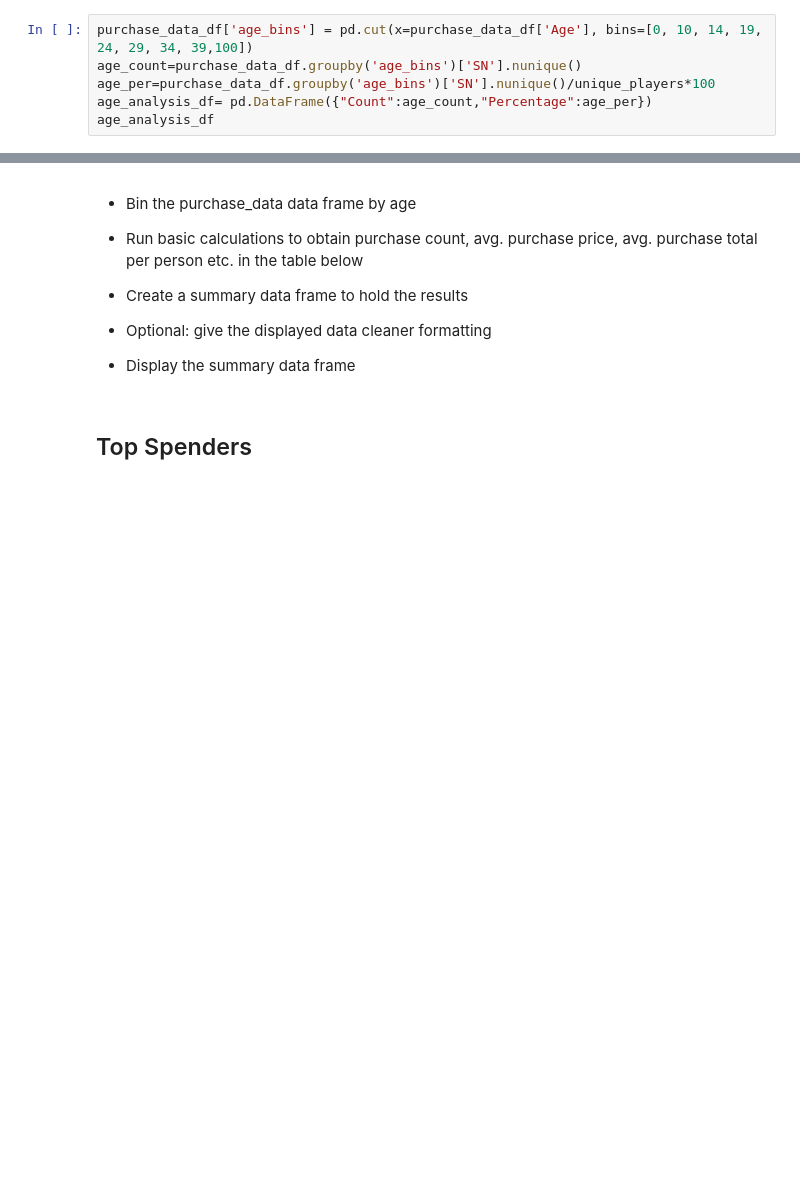
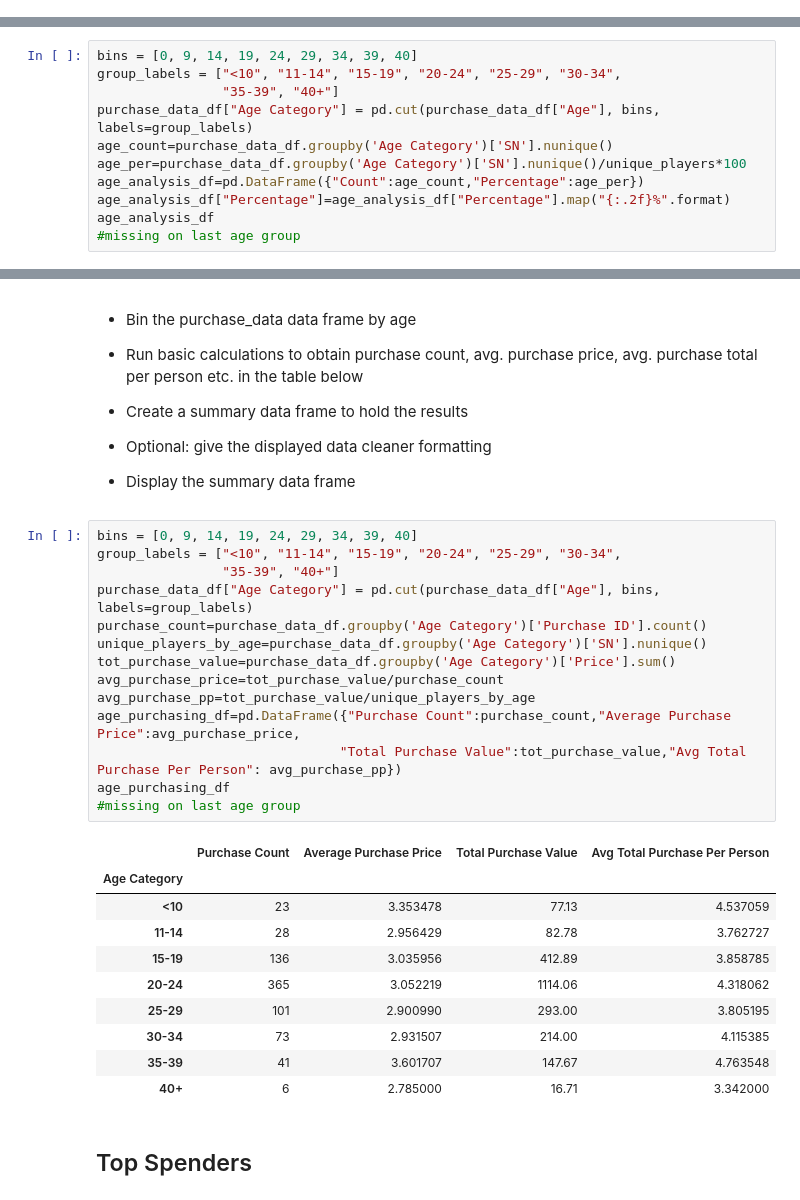
Before and after one commit to Sjenn257/pandas-challenge, a Jupyter notebook: HeroesOfPymoli/HeroesOfPymoli_starter.ipynb, the cells around one changed output, grey strips where cells are left out. Drawn from its saved outputs; the diff is of its cells as text; blank space fills up the shorter version.

Commit message:
just formatting left

```diff
--- a/HeroesOfPymoli/HeroesOfPymoli_starter.ipynb
+++ b/HeroesOfPymoli/HeroesOfPymoli_starter.ipynb
@@ -116,8 +117,2 @@ gender_analysis
 # %% [markdown]
 ## Age Demographics
-# %%
-purchase_data_df['age_bins'] = pd.cut(x=purchase_data_df['Age'], bins=[0, 10, 14, 19, 24, 29, 34, 39,100])
-age_count=purchase_data_df.groupby('age_bins')['SN'].nunique()
-age_per=purchase_data_df.groupby('age_bins')['SN'].nunique()/unique_players*100
-age_analysis_df= pd.DataFrame({"Count":age_count,"Percentage":age_per})
-age_analysis_df
@@ -149,3 +133,14 @@ age_analysis_df
 
 
 * Display Age Demographics Table
+# %%
+bins = [0, 9, 14, 19, 24, 29, 34, 39, 40]
+group_labels = ["<10", "11-14", "15-19", "20-24", "25-29", "30-34",
+                "35-39", "40+"]
+purchase_data_df["Age Category"] = pd.cut(purchase_data_df["Age"], bins, labels=group_labels)
+age_count=purchase_data_df.groupby('Age Category')['SN'].nunique()
+age_per=purchase_data_df.groupby('Age Category')['SN'].nunique()/unique_players*100
+age_analysis_df=pd.DataFrame({"Count":age_count,"Percentage":age_per})
+age_analysis_df["Percentage"]=age_analysis_df["Percentage"].map("{:.2f}%".format)
+age_analysis_df
+#missing on last age group
@@ -165,6 +171,31 @@ age_analysis_df
 
 
 * Display the summary data frame
+# %%
+bins = [0, 9, 14, 19, 24, 29, 34, 39, 40]
+group_labels = ["<10", "11-14", "15-19", "20-24", "25-29", "30-34",
+                "35-39", "40+"]
+purchase_data_df["Age Category"] = pd.cut(purchase_data_df["Age"], bins, labels=group_labels)
+purchase_count=purchase_data_df.groupby('Age Category')['Purchase ID'].count()
+unique_players_by_age=purchase_data_df.groupby('Age Category')['SN'].nunique()
+tot_purchase_value=purchase_data_df.groupby('Age Category')['Price'].sum()
+avg_purchase_price=tot_purchase_value/purchase_count
+avg_purchase_pp=tot_purchase_value/unique_players_by_age
+age_purchasing_df=pd.DataFrame({"Purchase Count":purchase_count,"Average Purchase Price":avg_purchase_price,
+                               "Total Purchase Value":tot_purchase_value,"Avg Total Purchase Per Person": avg_purchase_pp})
+age_purchasing_df
+#missing on last age group
+# %% [output]
+|  | Purchase Count | Average Purchase Price | Total Purchase Value | Avg Total Purchase Per Person |
+| Age Category |  |  |  |  |
+| <10 | 23 | 3.353478 | 77.13 | 4.537059 |
+| 11-14 | 28 | 2.956429 | 82.78 | 3.762727 |
+| 15-19 | 136 | 3.035956 | 412.89 | 3.858785 |
+| 20-24 | 365 | 3.052219 | 1114.06 | 4.318062 |
+| 25-29 | 101 | 2.900990 | 293.00 | 3.805195 |
+| 30-34 | 73 | 2.931507 | 214.00 | 4.115385 |
+| 35-39 | 41 | 3.601707 | 147.67 | 4.763548 |
+| 40+ | 6 | 2.785000 | 16.71 | 3.342000 |
 # %% [markdown]
 ## Top Spenders
 # %% [markdown]
```
Also changed, not shown: parts of 8 cells of this notebook.
